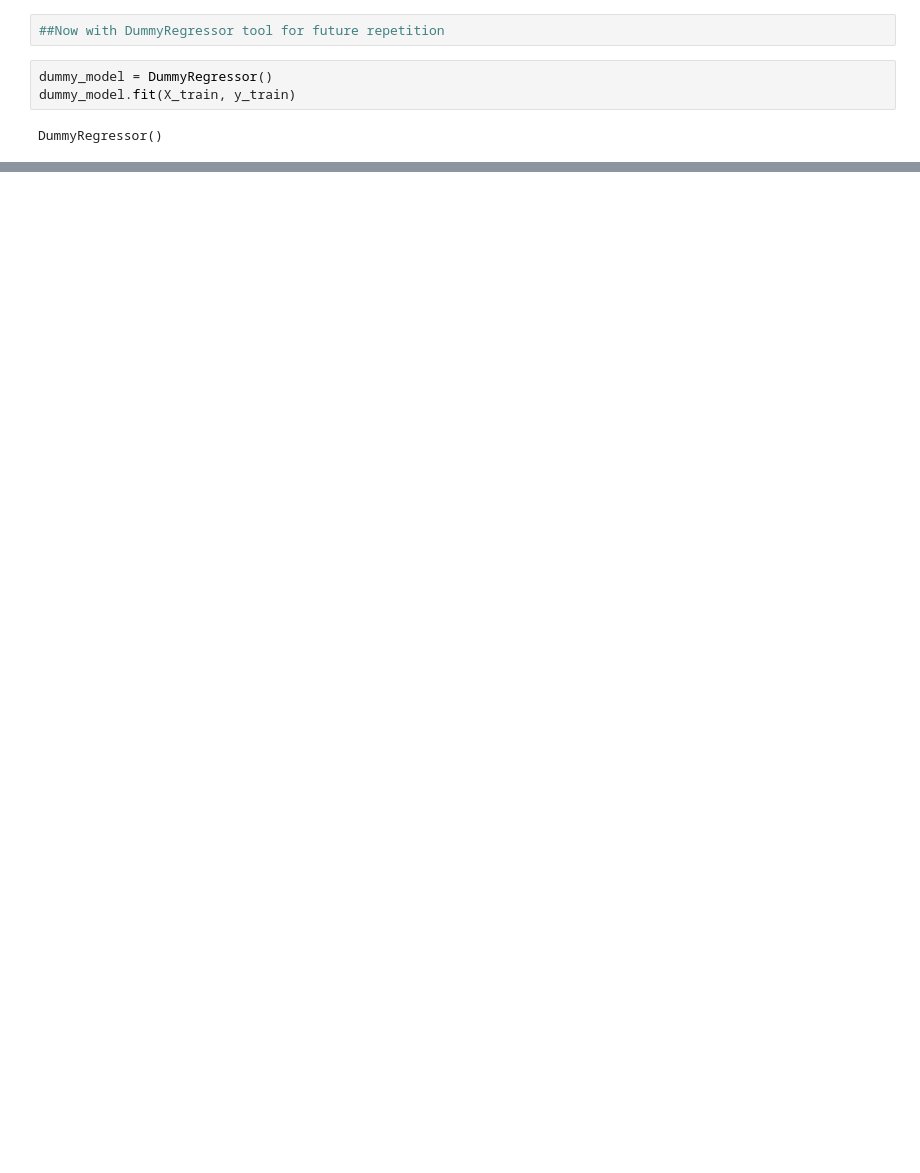
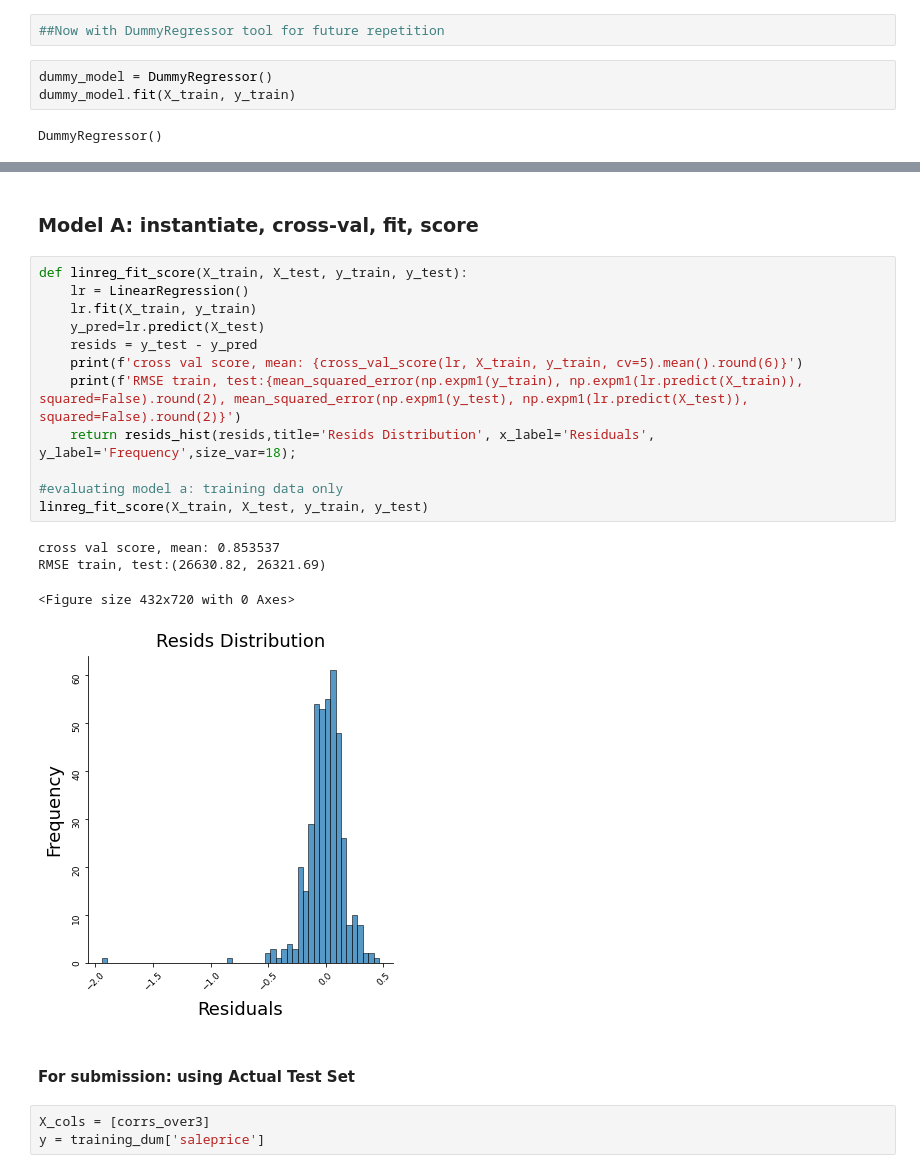
Before and after one commit to welcometohelen/firstkaggle_ames_housing, a Jupyter notebook: Project2_Take_Two.ipynb, the cells around one changed output, grey strips where cells are left out. Drawn from its saved outputs; the diff is of its cells as text; blank space fills up the shorter version.

```diff
--- a/Project2_Take_Two.ipynb
+++ b/Project2_Take_Two.ipynb
@@ -478,0 +464,24 @@ rmse: train, test = (79767.24987947349, 77296.52524199561)
+# %% [markdown]
+### Model A: instantiate, cross-val, fit, score
+# %%
+def linreg_fit_score(X_train, X_test, y_train, y_test):
+    lr = LinearRegression()
+    lr.fit(X_train, y_train)
+    y_pred=lr.predict(X_test)
+    resids = y_test - y_pred
+    print(f'cross val score, mean: {cross_val_score(lr, X_train, y_train, cv=5).mean().round(6)}')
+    print(f'RMSE train, test:{mean_squared_error(np.expm1(y_train), np.expm1(lr.predict(X_train)), squared=False).round(2), mean_squared_error(np.expm1(y_test), np.expm1(lr.predict(X_test)), squared=False).round(2)}')
+    return resids_hist(resids,title='Resids Distribution', x_label='Residuals', y_label='Frequency',size_var=18);
+
+#evaluating model a: training data only
+linreg_fit_score(X_train, X_test, y_train, y_test)
+# %% [output]
+cross val score, mean: 0.853537
+RMSE train, test:(26630.82, 26321.69)
+<Figure size 432x720 with 0 Axes>
+[figure, added]
+# %% [markdown]
+#### For submission: using Actual Test Set
+# %%
+X_cols = [corrs_over3]
+y = training_dum['saleprice']
```
Also changed, not shown: parts of 72 cells of this notebook, 3 other files.
